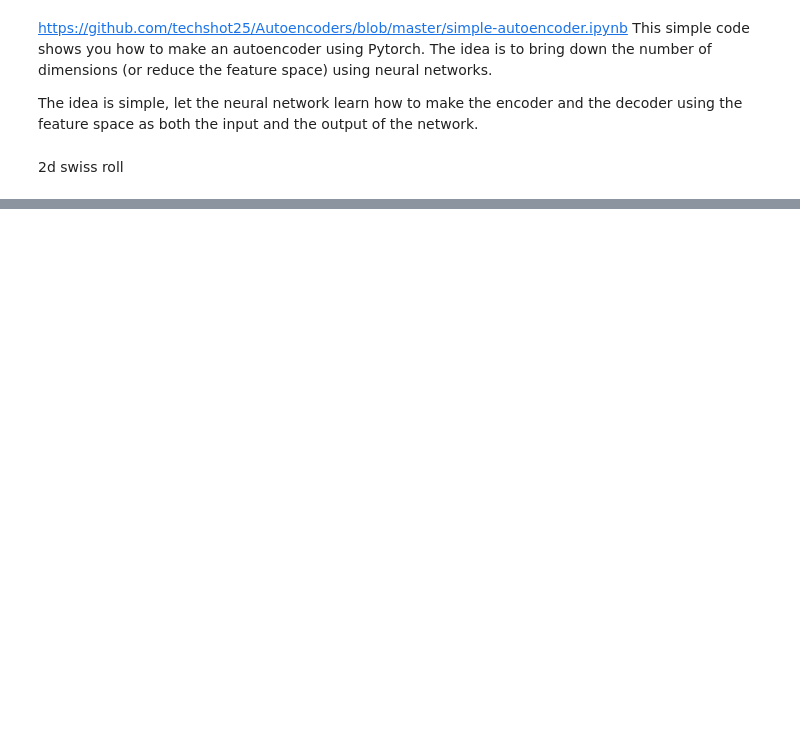
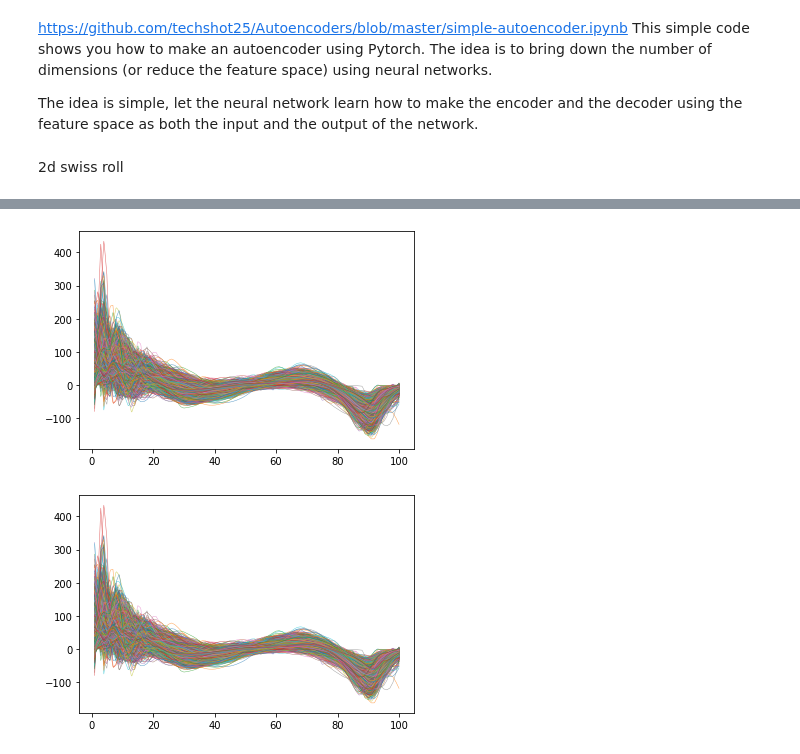
Before and after one commit to zarawaheedkhan/679-Physical-Therapy, a Jupyter notebook: Untitled1.ipynb, the cells around one changed output, grey strips where cells are left out. Cells and saved outputs as stored; diff of their text form; code cells hidden in the pictures; blank space fills up the shorter version.

```diff
--- a/Untitled1.ipynb
+++ b/Untitled1.ipynb
@@ -120,0 +147,12 @@ pd.DataFrame(enc)
+# %%
+#Calculating derivates and plotting
+V_GRF_stance_N_d = V_GRF_stance_N_fd.derivative()
+fig = V_GRF_stance_N_d.plot(
+    linewidth=0.5,
+    alpha=0.7,
+    legend=True,
+)
+fig
+# %% [output]
+[figure, added]
+[figure, added]
```
Also changed, not shown: parts of 9 cells of this notebook.
